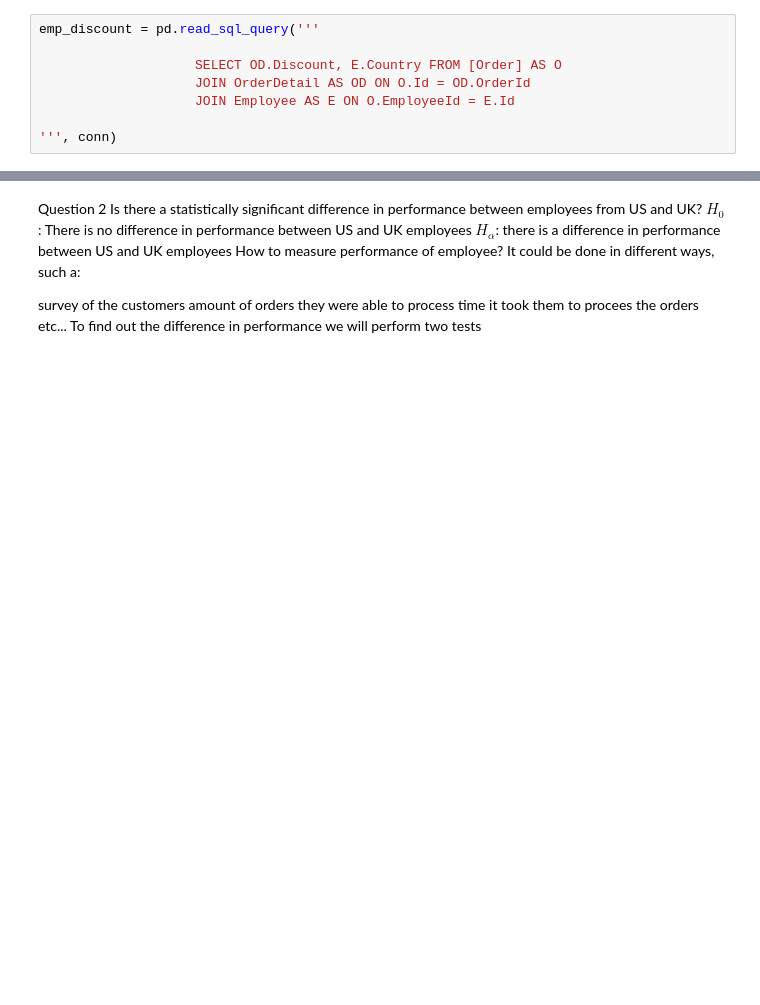
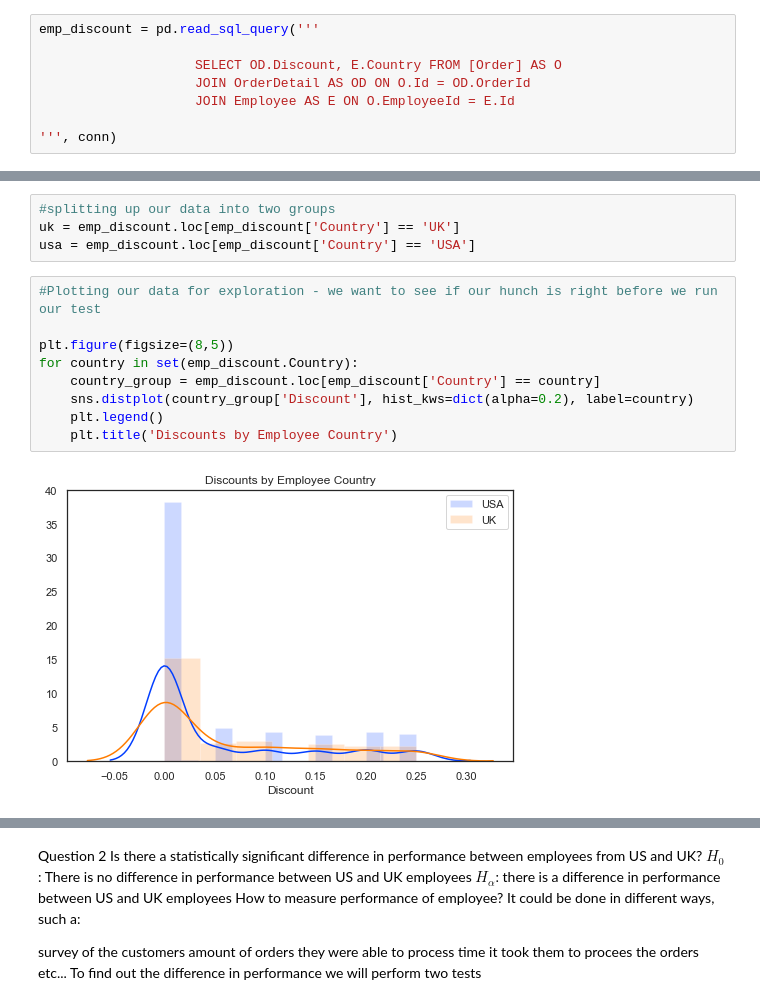
Before and after one commit to MissAle17/dsc-2-final-project-online-ds-sp-000, a Jupyter notebook: Mod2_Project_v2.ipynb, the cells around one changed output, grey strips where cells are left out. Saved outputs shown, nothing was run; the diff lists cells and outputs as text; blank space fills up the shorter version.

```diff
--- a/Mod2_Project_v2.ipynb
+++ b/Mod2_Project_v2.ipynb
@@ -506,0 +529,15 @@ emp_discount = pd.read_sql_query('''
+# %%
+#splitting up our data into two groups
+uk = emp_discount.loc[emp_discount['Country'] == 'UK']
+usa = emp_discount.loc[emp_discount['Country'] == 'USA']
+# %%
+#Plotting our data for exploration - we want to see if our hunch is right before we run our test
+
+plt.figure(figsize=(8,5))
+for country in set(emp_discount.Country):
+    country_group = emp_discount.loc[emp_discount['Country'] == country]
+    sns.distplot(country_group['Discount'], hist_kws=dict(alpha=0.2), label=country)
+    plt.legend()
+    plt.title('Discounts by Employee Country')
+# %% [output]
+[figure, added]
```
Also changed, not shown: parts of 5 cells of this notebook.
